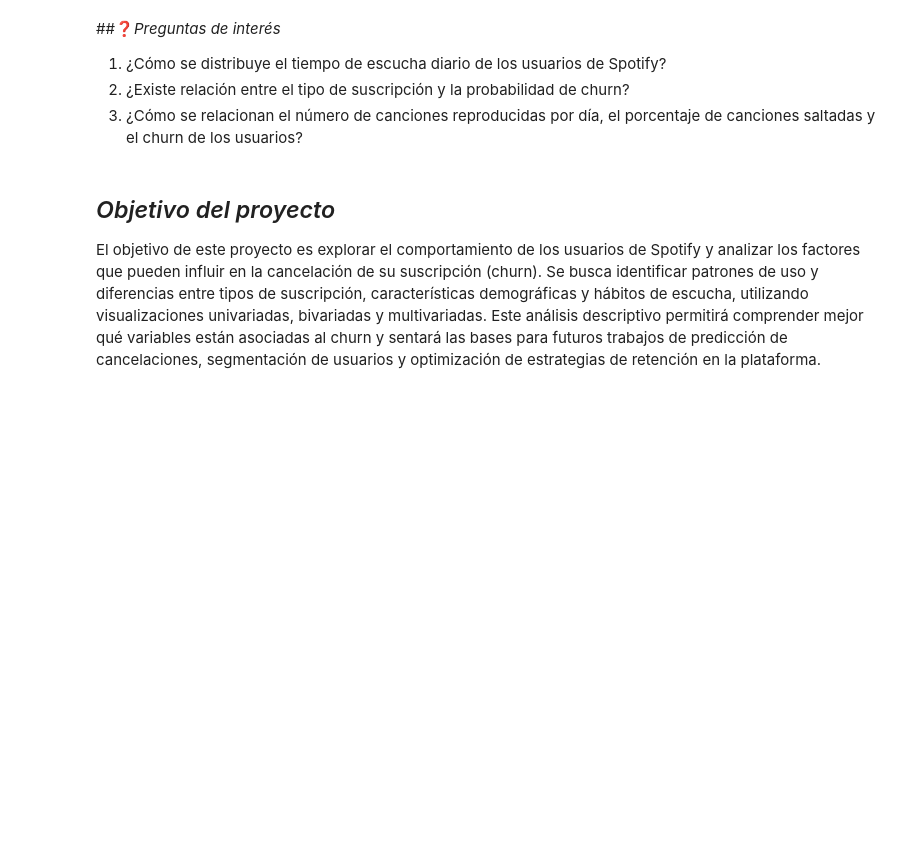
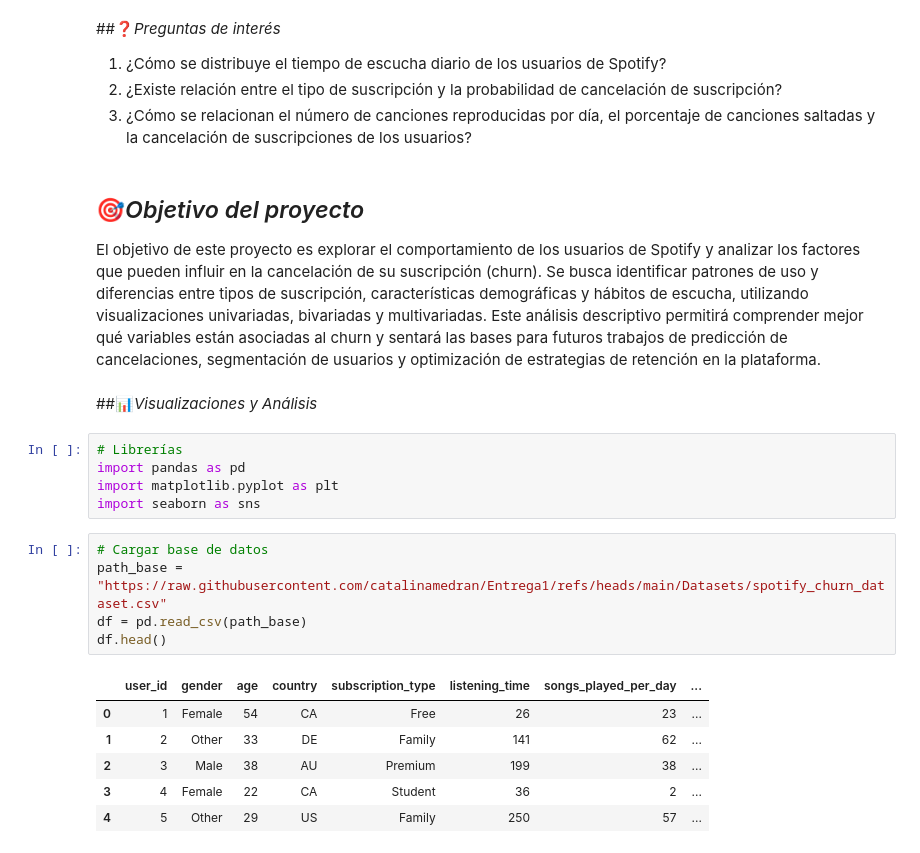
Before and after one commit to catalinamedran/Curso_Data_Science, a Jupyter notebook: Entrega1.ipynb, the cells around one changed output. Saved outputs shown, nothing was run; the diff lists cells and outputs as text; blank space fills up the shorter version.

```diff
--- a/Entrega1.ipynb
+++ b/Entrega1.ipynb
@@ -20,8 +20,27 @@ El análisis comienza con una revisión de la calidad de los datos y detección
 
 
 1. ¿Cómo se distribuye el tiempo de escucha diario de los usuarios de Spotify?
-2. ¿Existe relación entre el tipo de suscripción y la probabilidad de churn?
-3. ¿Cómo se relacionan el número de canciones reproducidas por día, el porcentaje de canciones saltadas y el churn de los usuarios?
+2. ¿Existe relación entre el tipo de suscripción y la probabilidad de cancelación de suscripción?
+3. ¿Cómo se relacionan el número de canciones reproducidas por día, el porcentaje de canciones saltadas y la cancelación de suscripciones de los usuarios?
 # %% [markdown]
-## *Objetivo del proyecto*
+## 🎯*Objetivo del proyecto*
 El objetivo de este proyecto es explorar el comportamiento de los usuarios de Spotify y analizar los factores que pueden influir en la cancelación de su suscripción (churn). Se busca identificar patrones de uso y diferencias entre tipos de suscripción, características demográficas y hábitos de escucha, utilizando visualizaciones univariadas, bivariadas y multivariadas. Este análisis descriptivo permitirá comprender mejor qué variables están asociadas al churn y sentará las bases para futuros trabajos de predicción de cancelaciones, segmentación de usuarios y optimización de estrategias de retención en la plataforma.
+# %% [markdown]
+##📊*Visualizaciones y Análisis*
+# %%
+# Librerías
+import pandas as pd
+import matplotlib.pyplot as plt
+import seaborn as sns
+# %%
+# Cargar base de datos
+path_base = "https://raw.githubusercontent.com/catalinamedran/Entrega1/refs/heads/main/Datasets/spotify_churn_dataset.csv"
+df = pd.read_csv(path_base)
+df.head()
+# %% [output]
+|  | user_id | gender | age | country | subscription_type | listening_time | songs_played_per_day | ... |
+| 0 | 1 | Female | 54 | CA | Free | 26 | 23 | ... |
+| 1 | 2 | Other | 33 | DE | Family | 141 | 62 | ... |
+| 2 | 3 | Male | 38 | AU | Premium | 199 | 38 | ... |
+| 3 | 4 | Female | 22 | CA | Student | 36 | 2 | ... |
+| 4 | 5 | Other | 29 | US | Family | 250 | 57 | ... |
```
Also changed, not shown: parts of 10 cells of this notebook.
